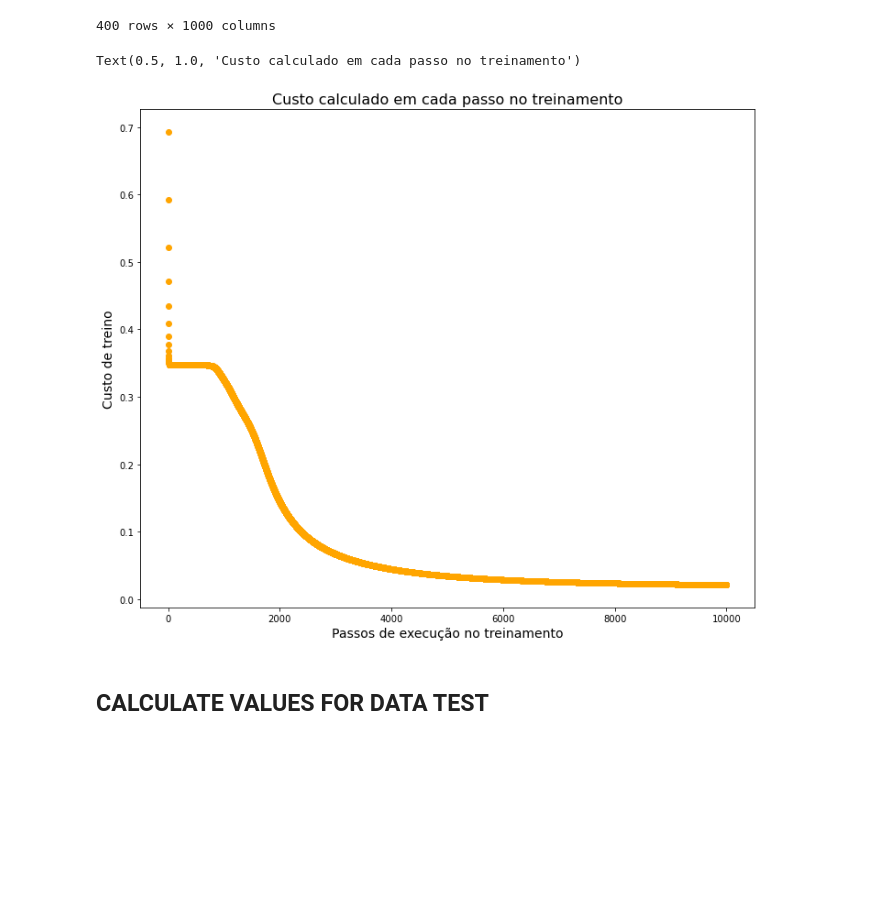
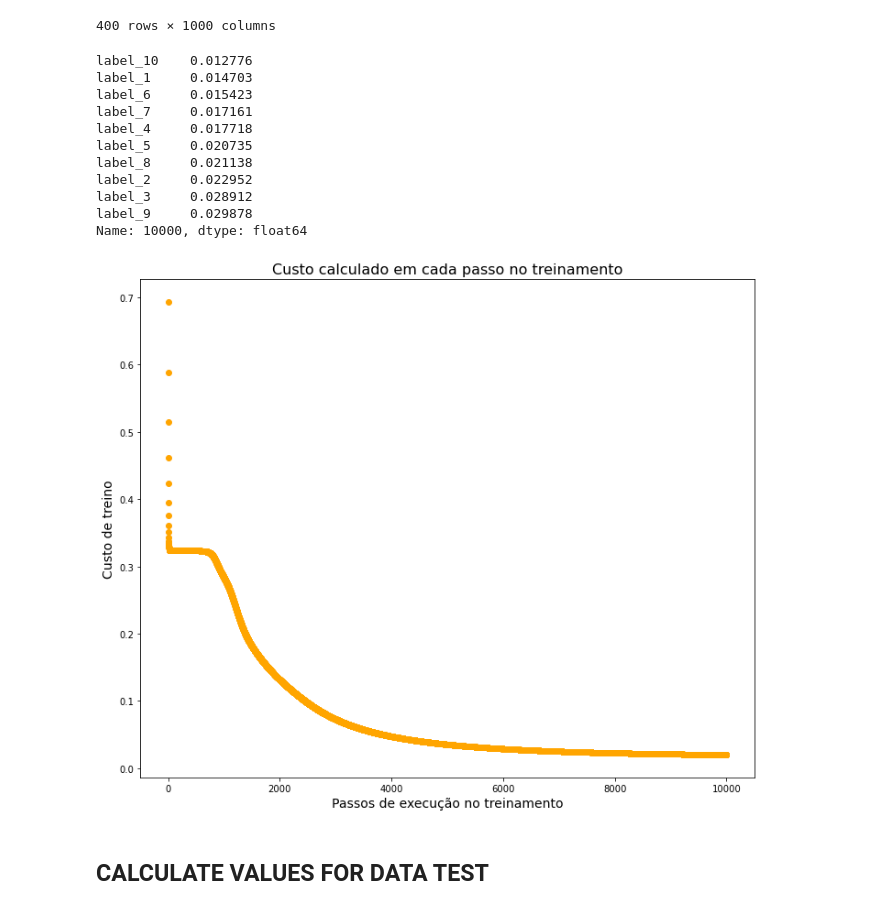
Before and after one commit to jhapreis/MS960_MachineLearning, a Jupyter notebook: Projeto2/notebooks/test_regression.ipynb, the cells around one changed output. Drawn from its saved outputs; the diff is of its cells as text; code cells hidden in the pictures; blank space fills up the shorter version.

```diff
--- a/Projeto2/notebooks/test_regression.ipynb
+++ b/Projeto2/notebooks/test_regression.ipynb
@@ -62,13 +62,29 @@ df_images
 400 rows × 1000 columns
 # %%
 fig, ax = plt.subplots(figsize=(12,10))
-ax.scatter( [i for i in range(total_costs.loc['label_3'].shape[0])], total_costs.loc['label_8'] , color='orange')
+
+_ = [i for i in range(total_costs.mean(axis=0).shape[0])]
+
+ax.scatter( _, total_costs.mean(axis=0) , color='orange')
 ax.set_xlabel("Passos de execução no treinamento", fontsize=14)
 ax.set_ylabel("Custo de treino", fontsize=14)
 ax.set_title("Custo calculado em cada passo no treinamento", fontsize=16)
+
+# print(total_costs.mean(axis=0))
+print(total_costs['10000'].sort_values())
 # %% [output]
-Text(0.5, 1.0, 'Custo calculado em cada passo no treinamento')
+label_10    0.012776
+label_1     0.014703
+label_6     0.015423
+label_7     0.017161
+label_4     0.017718
+label_5     0.020735
+label_8     0.021138
+label_2     0.022952
+label_3     0.028912
+label_9     0.029878
+Name: 10000, dtype: float64
-[figure, old version]
+[figure, new version]
 # %% [markdown]
 ## CALCULATE VALUES FOR DATA TEST
 # %%
```
Also changed, not shown: 3 other files.
